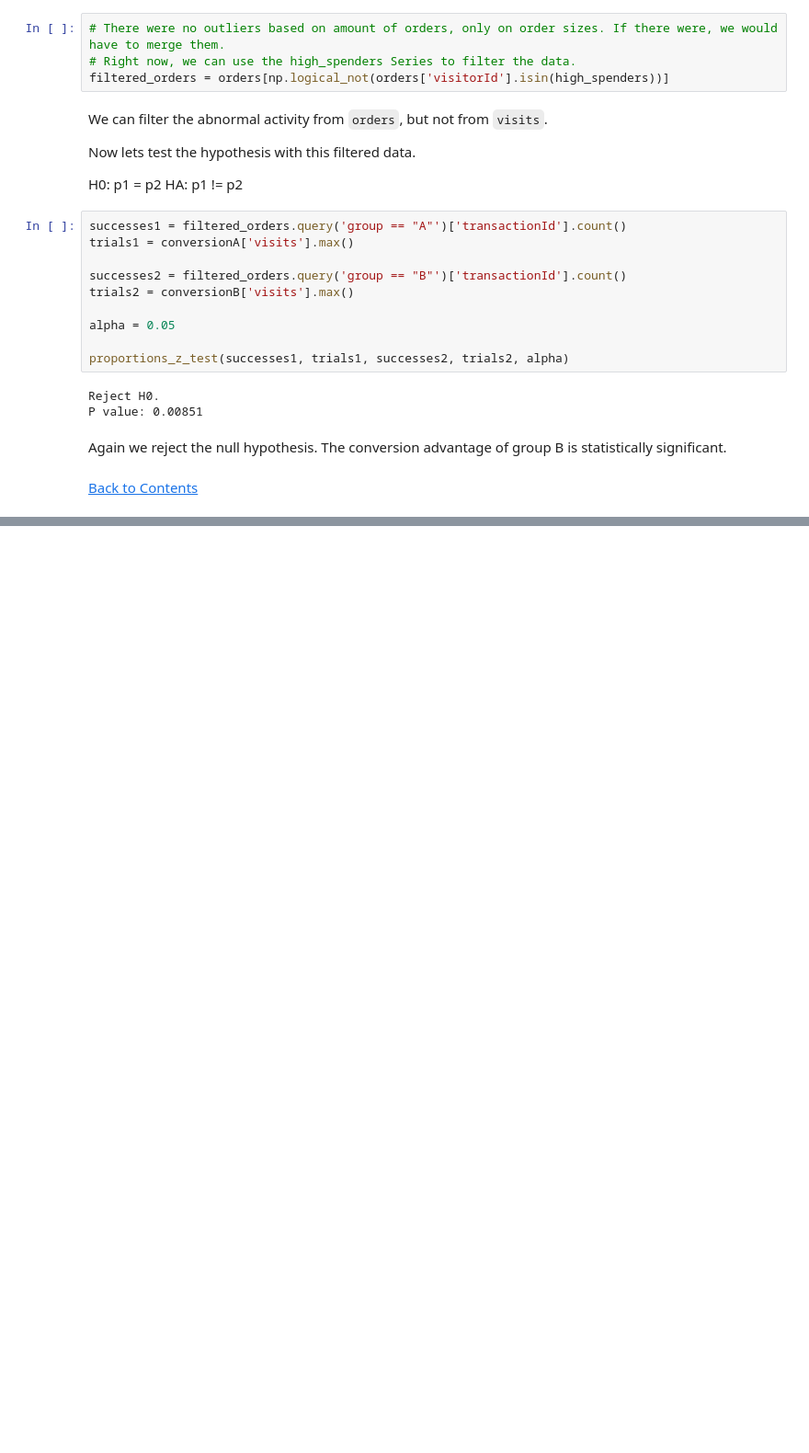
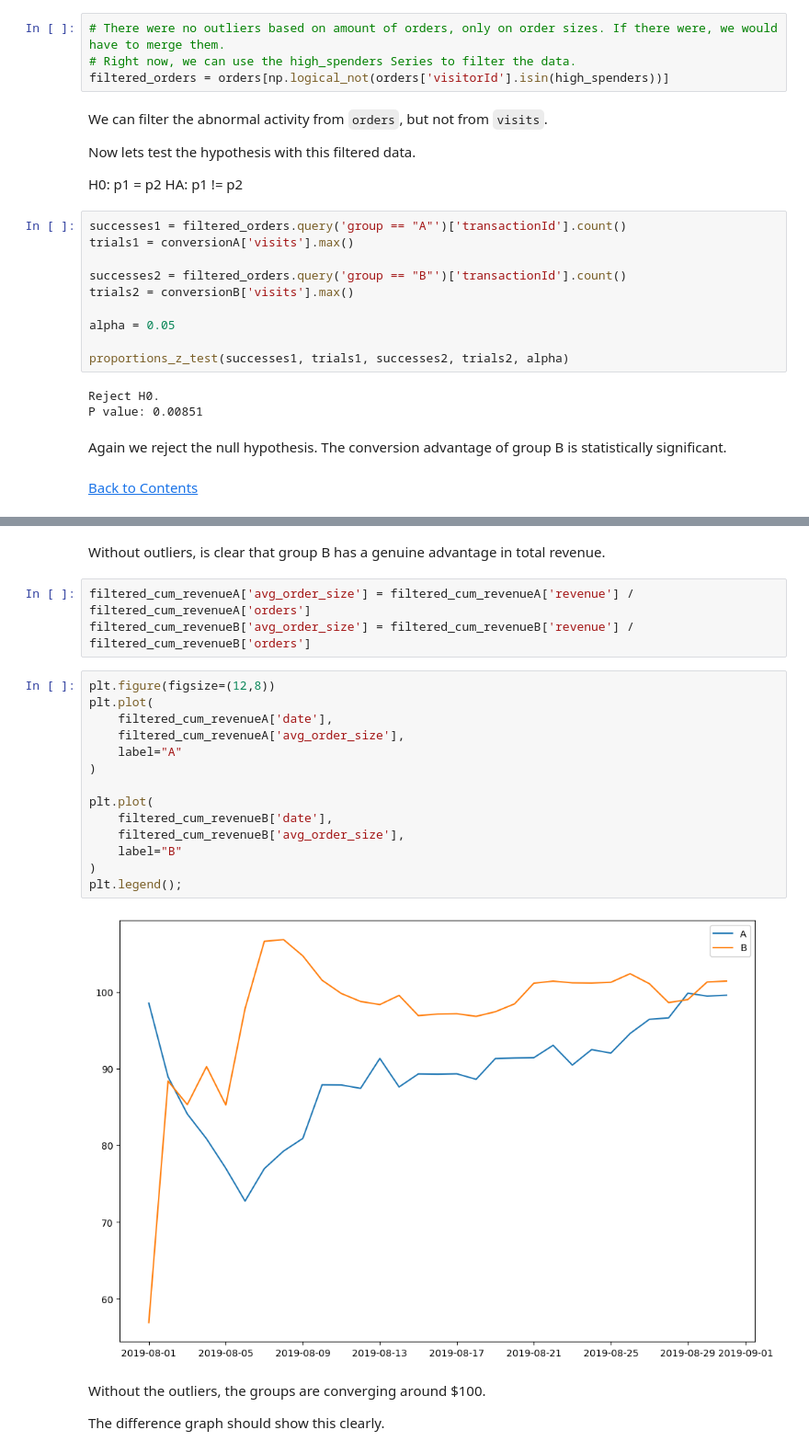
Before and after one commit to Silverscale/Tripleten-A-B-testing, a Jupyter notebook: A_B_testing.ipynb, the cells around one changed output, grey strips where cells are left out. Shown: that part at 92% size. Drawn from its saved outputs; the diff is of its cells as text; blank space fills up the shorter version.

```diff
--- a/A_B_testing.ipynb
+++ b/A_B_testing.ipynb
@@ -733,0 +786,25 @@ Again we reject the null hypothesis. The conversion advantage of group B is stat
+# %% [markdown]
+Without outliers, is clear that group B has a genuine advantage in total revenue.
+# %%
+filtered_cum_revenueA['avg_order_size'] = filtered_cum_revenueA['revenue'] / filtered_cum_revenueA['orders']
+filtered_cum_revenueB['avg_order_size'] = filtered_cum_revenueB['revenue'] / filtered_cum_revenueB['orders']
+# %%
+plt.figure(figsize=(12,8))
+plt.plot(
+    filtered_cum_revenueA['date'],
+    filtered_cum_revenueA['avg_order_size'],
+    label="A"
+)
+
+plt.plot(
+    filtered_cum_revenueB['date'],
+    filtered_cum_revenueB['avg_order_size'],
+    label="B"
+)
+plt.legend();
+# %% [output]
+[figure, added]
+# %% [markdown]
+Without the outliers, the groups are converging around $100.
+
+The difference graph should show this clearly.
```
Also changed, not shown: parts of 17 cells of this notebook.
